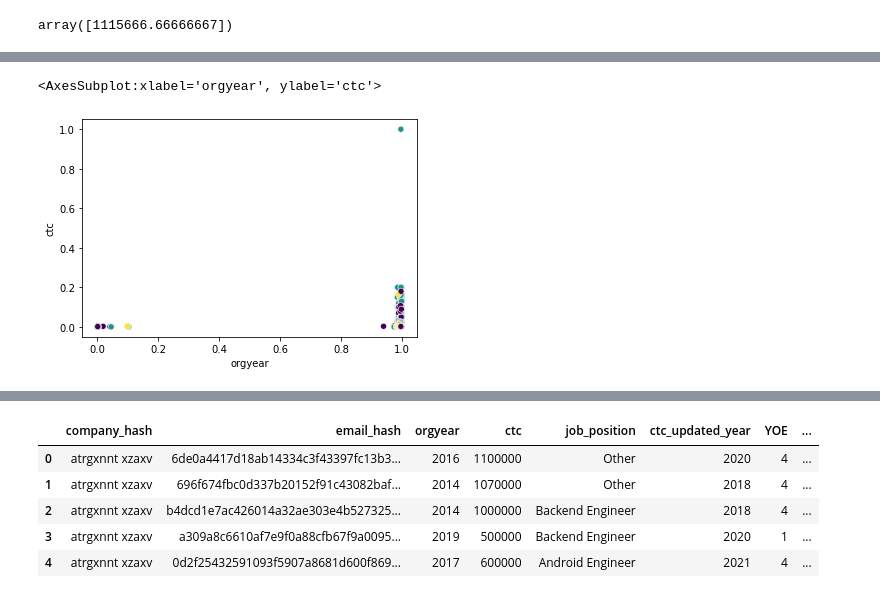
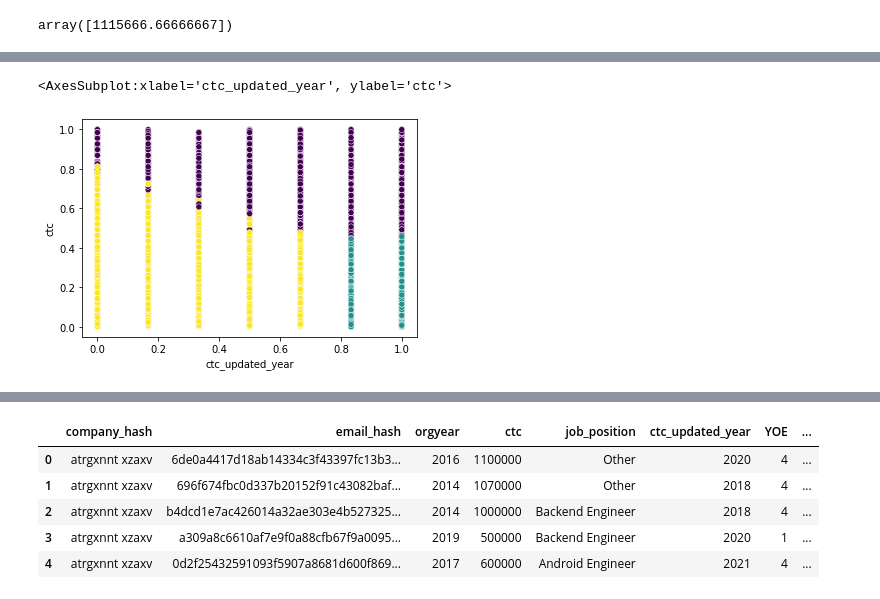
Before and after one commit to anidec25/Linear-Regression, a Jupyter notebook: clustering/scalar.ipynb, the cells around one changed output, grey strips where cells are left out. Cells and saved outputs as stored; diff of their text form; code cells hidden in the pictures.

```diff
--- a/clustering/scalar.ipynb
+++ b/clustering/scalar.ipynb
@@ -944,7 +983,6 @@ df['label_by_company'].value_counts()
 Name: label_by_company, dtype: int64
 # %%
-
-sns.scatterplot(clusters['orgyear'],clusters['ctc'], c=clusters['label'])
+sns.scatterplot(clusters['ctc_updated_year'],clusters['ctc'], c=clusters['label'])
 # %% [output]
-<AxesSubplot:xlabel='orgyear', ylabel='ctc'>
+<AxesSubplot:xlabel='ctc_updated_year', ylabel='ctc'>
-[figure, old version]
+[figure, new version]
```
Also changed, not shown: parts of 51 cells of this notebook.
